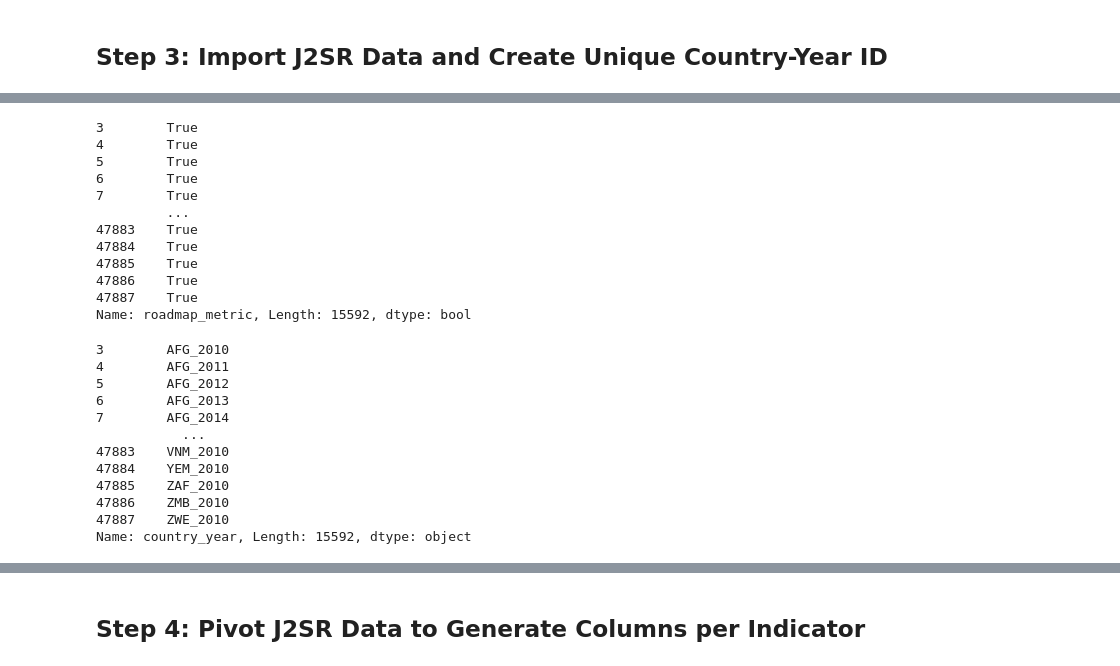
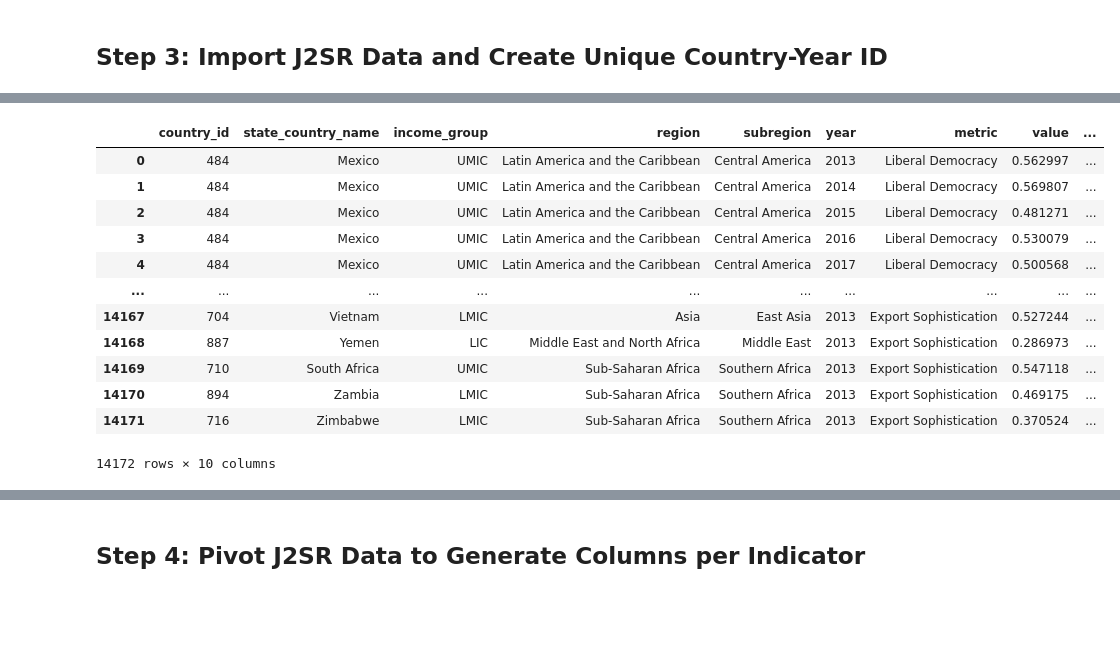
Before and after one commit to AaronScherf/dec_j2sr, a Jupyter notebook: DEC_J2SR_Join.ipynb, the cells around one changed output, grey strips where cells are left out. Saved outputs shown, nothing was run; the diff lists cells and outputs as text; code cells hidden in the pictures; blank space fills up the shorter version.

```diff
--- a/DEC_J2SR_Join.ipynb
+++ b/DEC_J2SR_Join.ipynb
@@ -98,16 +99,0 @@ Name: year, Length: 15592, dtype: int64
-# %%
-j2sr_data['roadmap_metric'] = j2sr_data['series_name'].str.contains('Roadmap Metric:')
-j2sr_data['roadmap_metric']
-# %% [output]
-3        True
-4        True
-5        True
-6        True
-7        True
-         ...
-47883    True
-47884    True
-47885    True
-47886    True
-47887    True
-Name: roadmap_metric, Length: 15592, dtype: bool
@@ -117,17 +105,20 @@ j2sr_data["country_code"] = j2sr_data["country_name"].map(iso_map)
 # %%
+j2sr_data = pd.read_csv('J2SR_FY21_clean_long.csv')
+j2sr_data["country_code"] = j2sr_data["state_country_name"].map(iso_map)
 j2sr_data['country_year'] = j2sr_data['country_code'] + "_" + j2sr_data['year'].astype(str)
-j2sr_data['country_year']
+j2sr_data
 # %% [output]
+|  | country_id | state_country_name | income_group | region | subregion | year | metric | value | ... |
+| 0 | 484 | Mexico | UMIC | Latin America and the Caribbean | Central America | 2013 | Liberal Democracy | 0.562997 | ... |
+| 1 | 484 | Mexico | UMIC | Latin America and the Caribbean | Central America | 2014 | Liberal Democracy | 0.569807 | ... |
+| 2 | 484 | Mexico | UMIC | Latin America and the Caribbean | Central America | 2015 | Liberal Democracy | 0.481271 | ... |
+| 3 | 484 | Mexico | UMIC | Latin America and the Caribbean | Central America | 2016 | Liberal Democracy | 0.530079 | ... |
+| 4 | 484 | Mexico | UMIC | Latin America and the Caribbean | Central America | 2017 | Liberal Democracy | 0.500568 | ... |
+| ... | ... | ... | ... | ... | ... | ... | ... | ... | ... |
+| 14167 | 704 | Vietnam | LMIC | Asia | East Asia | 2013 | Export Sophistication | 0.527244 | ... |
+| 14168 | 887 | Yemen | LIC | Middle East and North Africa | Middle East | 2013 | Export Sophistication | 0.286973 | ... |
+| 14169 | 710 | South Africa | UMIC | Sub-Saharan Africa | Southern Africa | 2013 | Export Sophistication | 0.547118 | ... |
+| 14170 | 894 | Zambia | LMIC | Sub-Saharan Africa | Southern Africa | 2013 | Export Sophistication | 0.469175 | ... |
+| 14171 | 716 | Zimbabwe | LMIC | Sub-Saharan Africa | Southern Africa | 2013 | Export Sophistication | 0.370524 | ... |
-3        AFG_2010
-4        AFG_2011
-5        AFG_2012
-6        AFG_2013
-7        AFG_2014
-           ...
-47883    VNM_2010
-47884    YEM_2010
-47885    ZAF_2010
-47886    ZMB_2010
-47887    ZWE_2010
-Name: country_year, Length: 15592, dtype: object
+14172 rows × 10 columns
 # %%
```
Also changed, not shown: parts of 33 cells of this notebook, 16 other files.
